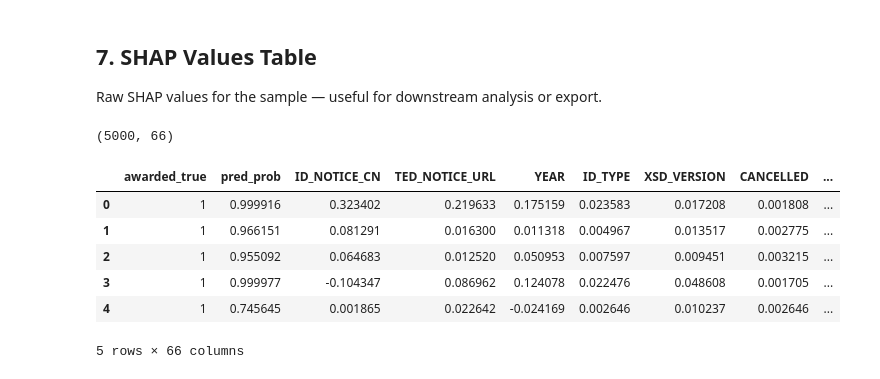
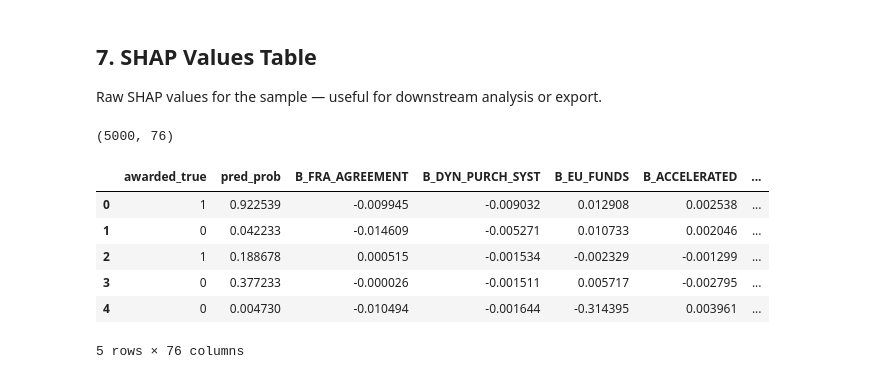
Before and after one commit to Tescoa00/radar.vectyfi, a Jupyter notebook: Basile notebooks/shap.ipynb, the cells around one changed output. Saved outputs shown, nothing was run; the diff lists cells and outputs as text; code cells hidden in the pictures.

```diff
--- a/shap.ipynb
+++ b/Basile notebooks/shap.ipynb
@@ -328,16 +328,16 @@ Raw SHAP values for the sample — useful for downstream analysis or export.
 # %%
 shap_df = pd.DataFrame(shap_values.values, columns=X_sample.columns)
 shap_df.insert(0, 'awarded_true', y_test.iloc[sample_idx].values)
-shap_df.insert(1, 'pred_prob', xgb.predict_proba(X_sample)[:, 1])
+shap_df.insert(1, 'pred_prob', xgb_model.predict_proba(X_sample)[:, 1])
 
 print(shap_df.shape)
 shap_df.head()
 # %% [output]
-(5000, 66)
+(5000, 76)
-|  | awarded_true | pred_prob | ID_NOTICE_CN | TED_NOTICE_URL | YEAR | ID_TYPE | XSD_VERSION | CANCELLED | ... |
-| 0 | 1 | 0.999916 | 0.323402 | 0.219633 | 0.175159 | 0.023583 | 0.017208 | 0.001808 | ... |
-| 1 | 1 | 0.966151 | 0.081291 | 0.016300 | 0.011318 | 0.004967 | 0.013517 | 0.002775 | ... |
-| 2 | 1 | 0.955092 | 0.064683 | 0.012520 | 0.050953 | 0.007597 | 0.009451 | 0.003215 | ... |
-| 3 | 1 | 0.999977 | -0.104347 | 0.086962 | 0.124078 | 0.022476 | 0.048608 | 0.001705 | ... |
-| 4 | 1 | 0.745645 | 0.001865 | 0.022642 | -0.024169 | 0.002646 | 0.010237 | 0.002646 | ... |
+|  | awarded_true | pred_prob | B_FRA_AGREEMENT | B_DYN_PURCH_SYST | B_EU_FUNDS | B_ACCELERATED | ... |
+| 0 | 1 | 0.922539 | -0.009945 | -0.009032 | 0.012908 | 0.002538 | ... |
+| 1 | 0 | 0.042233 | -0.014609 | -0.005271 | 0.010733 | 0.002046 | ... |
+| 2 | 1 | 0.188678 | 0.000515 | -0.001534 | -0.002329 | -0.001299 | ... |
+| 3 | 0 | 0.377233 | -0.000026 | -0.001511 | 0.005717 | -0.002795 | ... |
+| 4 | 0 | 0.004730 | -0.010494 | -0.001644 | -0.314395 | 0.003961 | ... |
-5 rows × 66 columns
+5 rows × 76 columns
```
Also changed, not shown: 4 other files.
